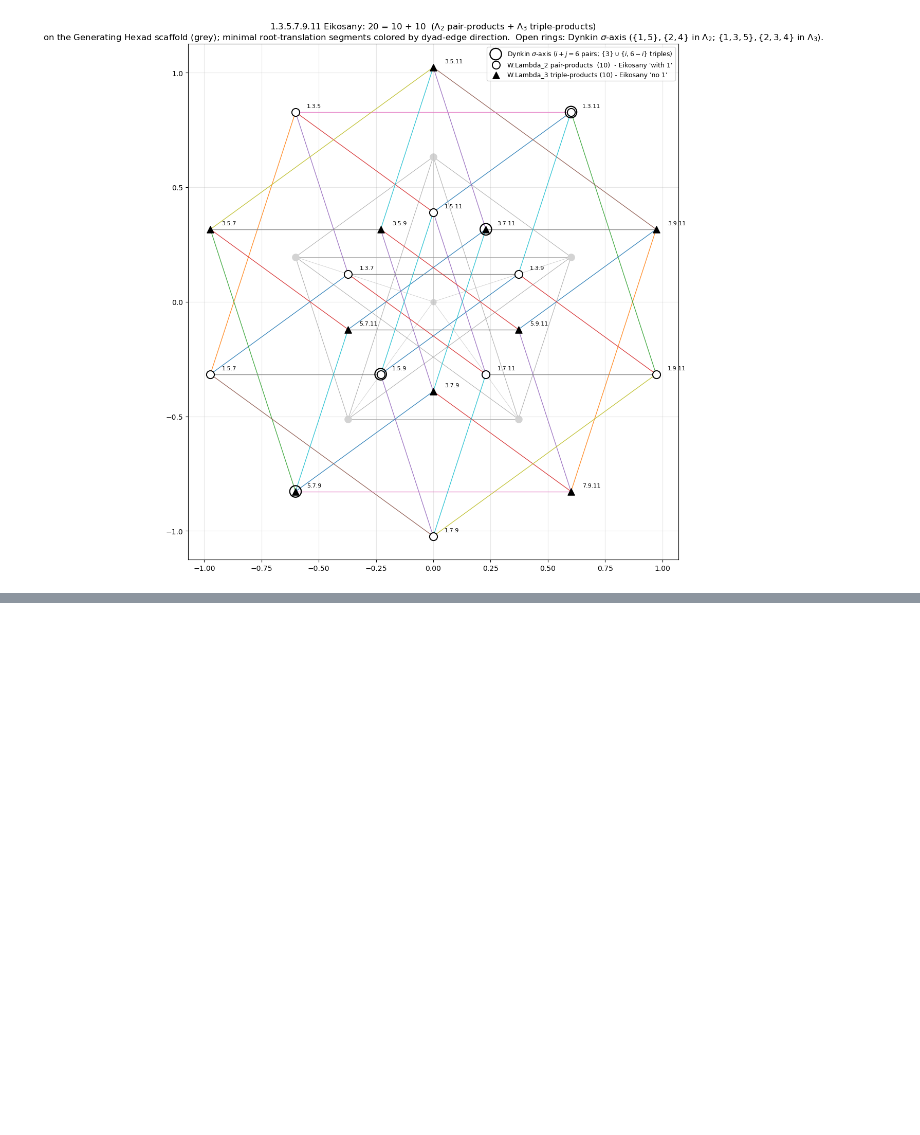
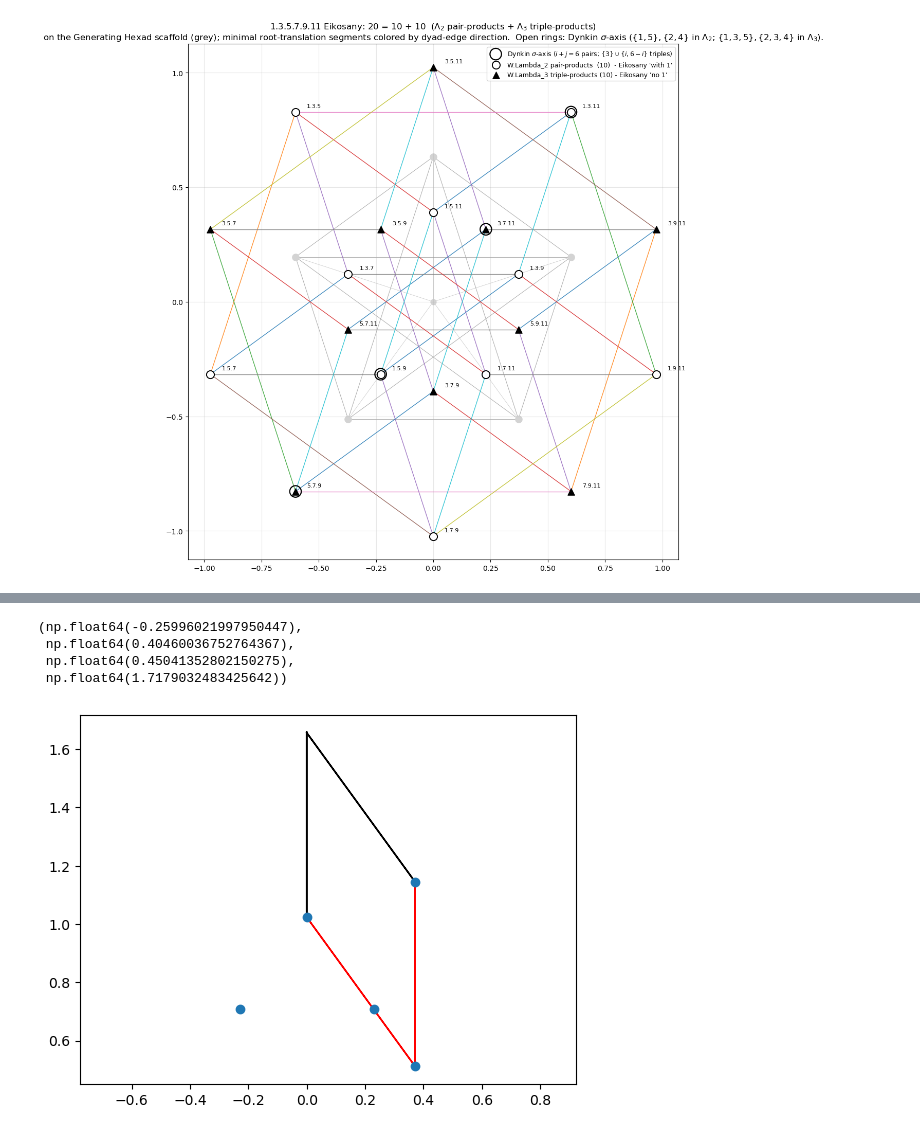
Before and after one commit to armandjbeaudoin/JI_tiling, a Jupyter notebook: notebooks/pentadic.ipynb, the cells around one changed output, grey strips where cells are left out. Cells and saved outputs as stored; diff of their text form; code cells hidden in the pictures; blank space fills up the shorter version.

```diff
--- a/notebooks/pentadic.ipynb
+++ b/notebooks/pentadic.ipynb
@@ -831,0 +1079,31 @@ By symmetry, each of the 10 Eikosany $\Lambda_3$ vertices acts as the anchor of
+# %%
+# Example showing path dependence, if required to stay on defined pitches to develop interval relationships
+
+some_5D = np.array((
+    (0.,1.,-1.,0.,0.),   # 5/7
+    (0.,0.,0.,-1.,1.),   # 11/9
+    (1.,0.,-1.,0.,0.),   # 3/7
+    (0.,0.,-1.,-1.,0.),    # 1/(7*9) or 3*5*11
+    (0.,0.,-1.,0.,0.)
+))
+some_pts = some_5D @ proj.T
+
+plt.plot(-some_pts[:,1],some_pts[:,0],'o')
+
+# This path steps off lattice
+plt.arrow(-some_pts[3,1],some_pts[3,0],-otonal_proj[0,1],otonal_proj[0,0])   # 3
+ref_pt = some_pts[3,:] + otonal_proj[0,:]
+plt.arrow(-ref_pt[1],ref_pt[0],-otonal_proj[3,1],otonal_proj[3,0])   # 9
+
+# This path stays on lattice
+plt.arrow(-some_pts[3,1],some_pts[3,0],-otonal_proj[3,1],otonal_proj[3,0],ec='red')   # 9
+ref_pt = some_pts[3,:] + otonal_proj[3,:]
+plt.arrow(-ref_pt[1],ref_pt[0],-otonal_proj[0,1],otonal_proj[0,0],ec='red')   # 1/9
+
+plt.axis('equal')
+# %% [output]
+(np.float64(-0.25996021997950447),
+ np.float64(0.40460036752764367),
+ np.float64(0.45041352802150275),
+ np.float64(1.7179032483425642))
+[figure, added]
```
Also changed, not shown: parts of 18 cells of this notebook.
